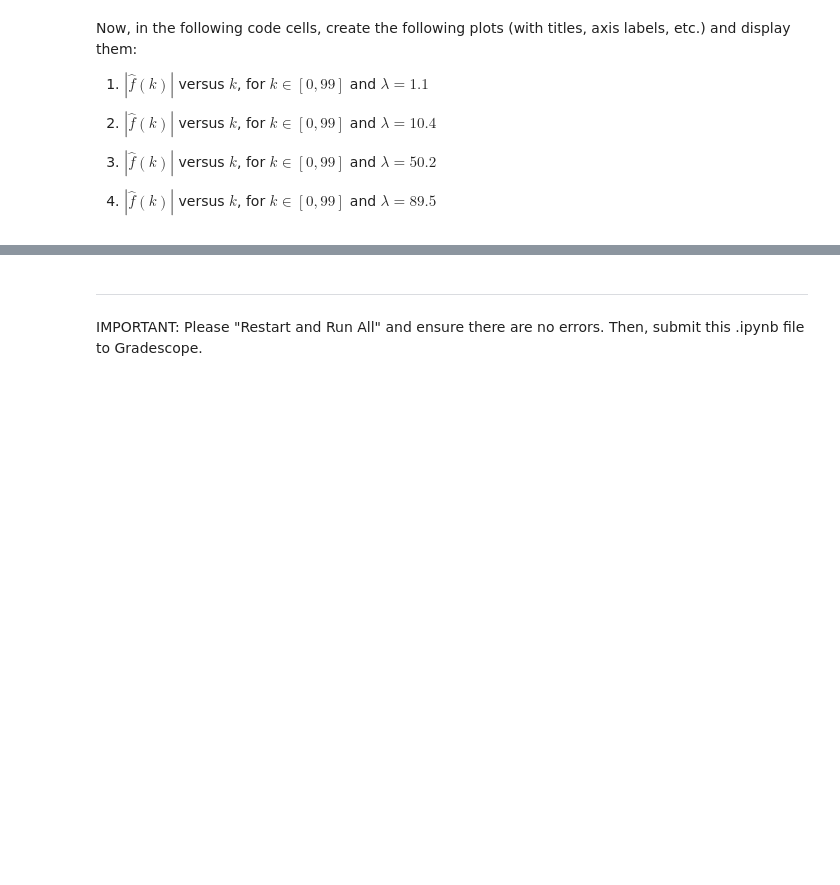
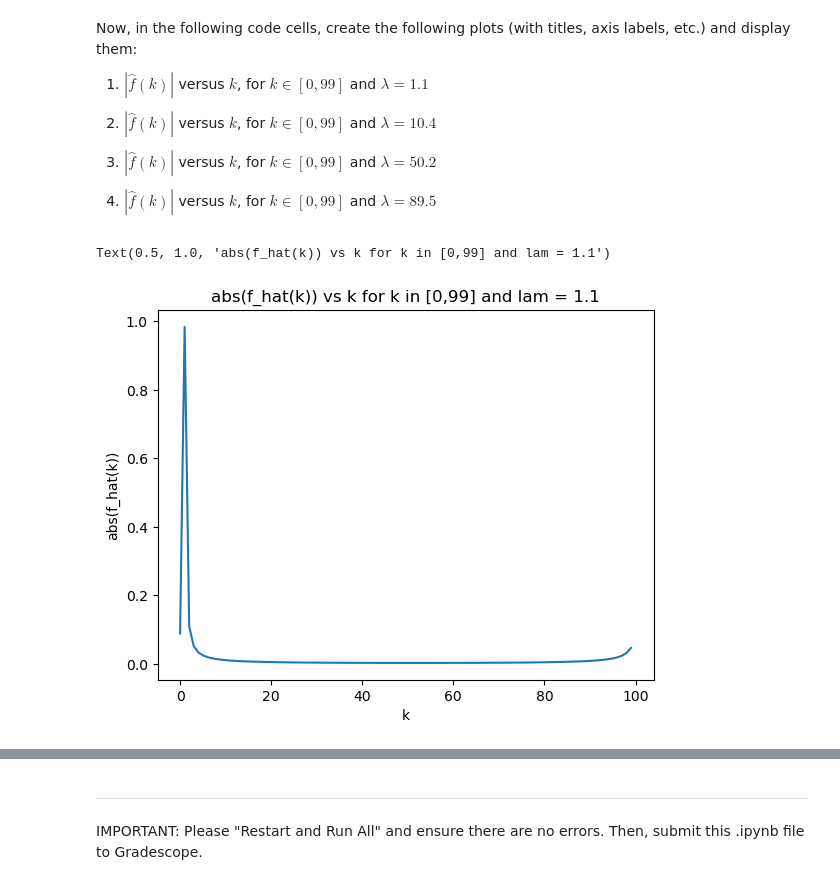
Before and after one commit to noah08642/Vol2-Coding-Assignments, a Jupyter notebook: hw_8_5.ipynb, the cells around one changed output, grey strips where cells are left out. Drawn from its saved outputs; the diff is of its cells as text; code cells hidden in the pictures; blank space fills up the shorter version.

```diff
--- a/hw_8_5.ipynb
+++ b/hw_8_5.ipynb
@@ -19,7 +19,13 @@ Your function should accept a numpy array `k` of values to evaluate the function
 # %%
 def leakage_amplitude(k: np.ndarray, lam: float) -> np.ndarray:
     """Returns the leakage amplitude at k and lambda (assuming N=100)"""
-    ...     # Delete this line and write your code here
+
+    N = 100
+
+    top = np.sin(np.pi*(lam - k))
+    bottom = N * np.sin(np.pi * (lam - k) / N)
+
+    return np.abs(top / bottom)
 # %% [markdown]
 Now, in the following code cells, create the following plots (with titles, axis labels, etc.) and display them:
 
@@ -40,0 +39,11 @@ Now, in the following code cells, create the following plots (with titles, axis
+# %%
+k = np.arange(0, 100, 1)
+lam = 1.1
+y = leakage_amplitude(k, lam)
+plt.plot(k, y)
+plt.xlabel("k")
+plt.ylabel("abs(f_hat(k))")
+plt.title(f"abs(f_hat(k)) vs k for k in [0,99] and lam = {lam}")
+# %% [output]
+Text(0.5, 1.0, 'abs(f_hat(k)) vs k for k in [0,99] and lam = 1.1')
+[figure, added]
```
Also changed, not shown: parts of 7 cells of this notebook.
